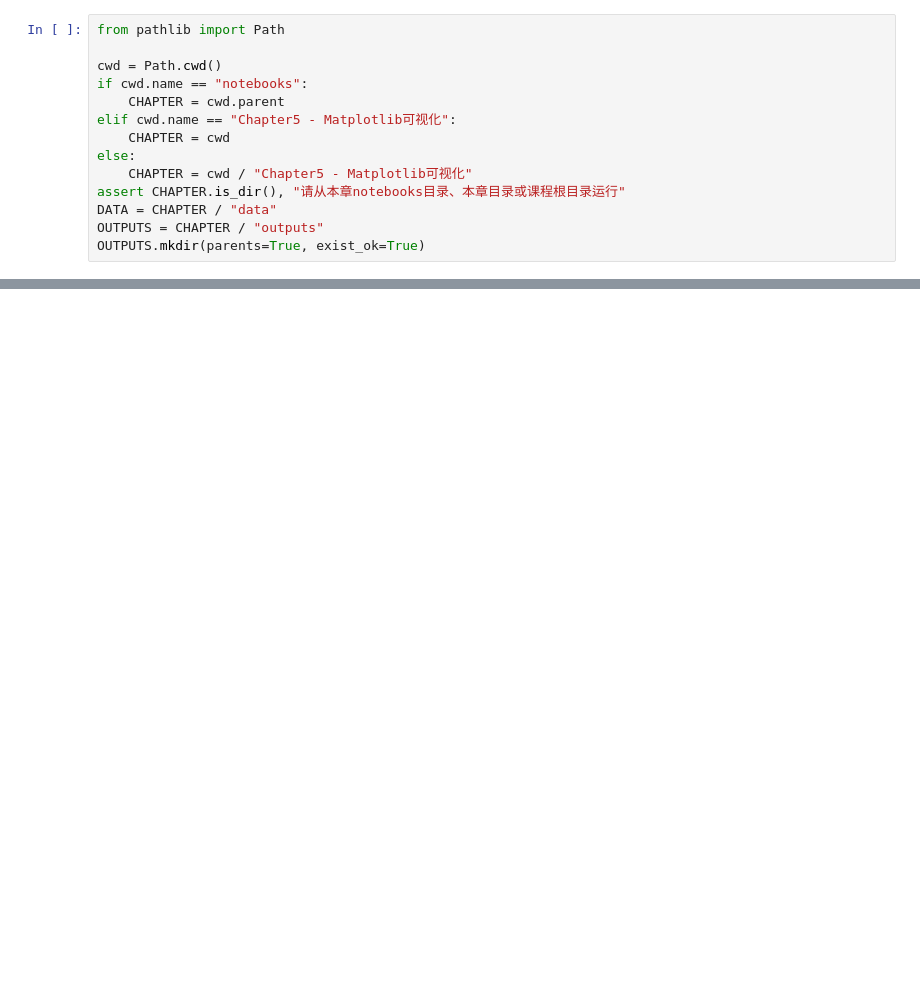
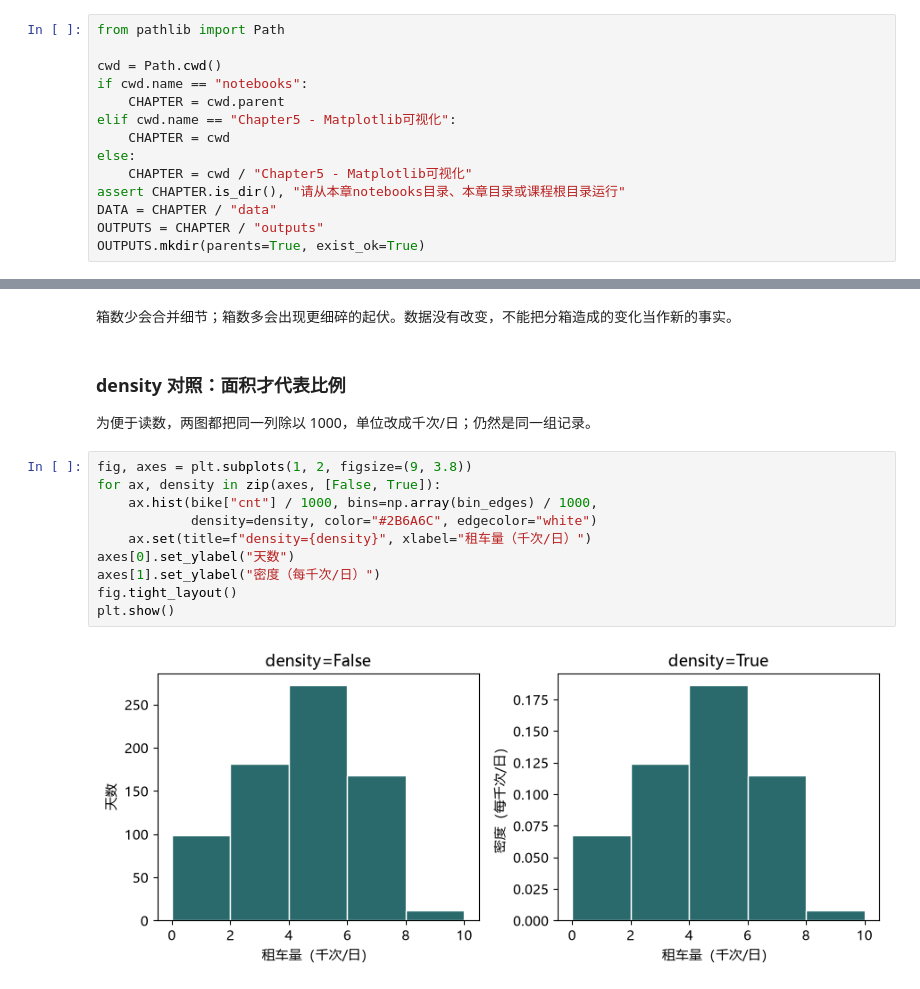
Before and after one commit to aiqfin/python-for-finance, a Jupyter notebook: Chapter5 - Matplotlib可视化/notebooks/05_Visualization.ipynb, the cells around one changed output, grey strips where cells are left out. Drawn from its saved outputs; the diff is of its cells as text; blank space fills up the shorter version.

```diff
--- a/Chapter5 - Matplotlib可视化/notebooks/05_Visualization.ipynb
+++ b/Chapter5 - Matplotlib可视化/notebooks/05_Visualization.ipynb
@@ -379,0 +132,18 @@ ax.legend()
+# %% [markdown]
+箱数少会合并细节；箱数多会出现更细碎的起伏。数据没有改变，不能把分箱造成的变化当作新的事实。
+# %% [markdown]
+### density 对照：面积才代表比例
+
+为便于读数，两图都把同一列除以 1000，单位改成千次/日；仍然是同一组记录。
+# %%
+fig, axes = plt.subplots(1, 2, figsize=(9, 3.8))
+for ax, density in zip(axes, [False, True]):
+    ax.hist(bike["cnt"] / 1000, bins=np.array(bin_edges) / 1000,
+            density=density, color="#2B6A6C", edgecolor="white")
+    ax.set(title=f"density={density}", xlabel="租车量（千次/日）")
+axes[0].set_ylabel("天数")
+axes[1].set_ylabel("密度（每千次/日）")
+fig.tight_layout()
+plt.show()
+# %% [output]
+[figure, added]
```
Also changed, not shown: parts of 116 cells of this notebook, 24 other files.
